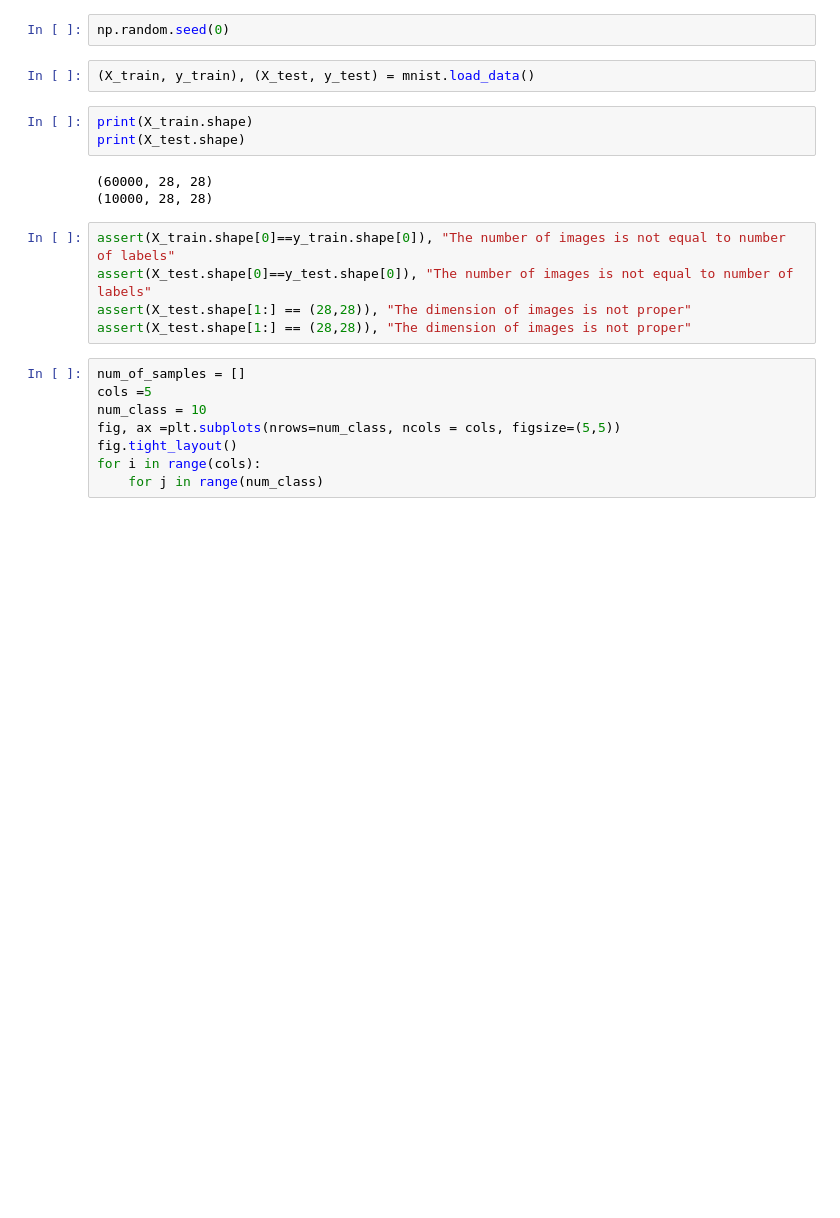
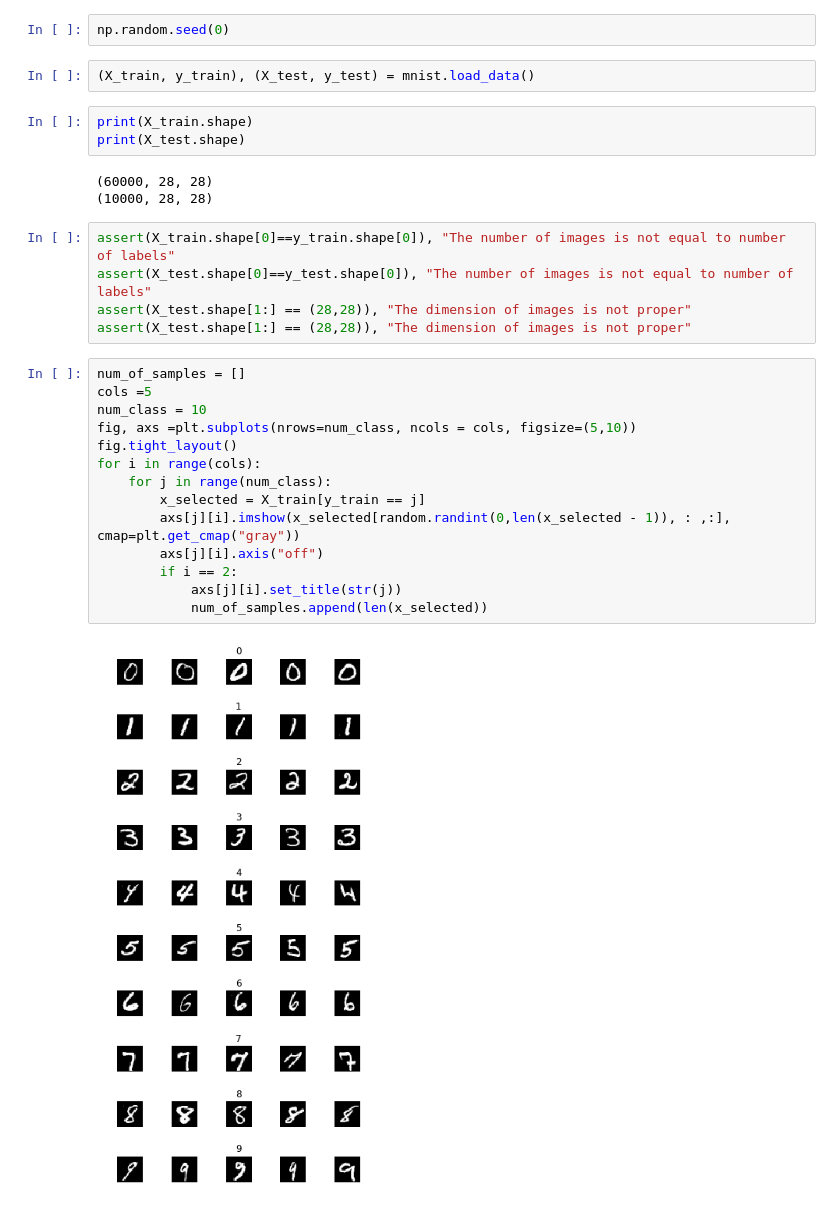
Before and after one commit to AvinashTiwari/Artifical-intelligence, a Jupyter notebook: Self_driving_Car/7_Mnist/Mnist.ipynb, the cells around one changed output. Saved outputs shown, nothing was run; the diff lists cells and outputs as text; blank space fills up the shorter version.

```diff
--- a/Self_driving_Car/7_Mnist/Mnist.ipynb
+++ b/Self_driving_Car/7_Mnist/Mnist.ipynb
@@ -26,8 +28,16 @@ assert(X_test.shape[1:] == (28,28)), "The dimension of images is not proper"
 # %%
 num_of_samples = []
 cols =5
 num_class = 10
-fig, ax =plt.subplots(nrows=num_class, ncols = cols, figsize=(5,5))
+fig, axs =plt.subplots(nrows=num_class, ncols = cols, figsize=(5,10))
 fig.tight_layout()
 for i in range(cols):
-    for j in range(num_class)
+    for j in range(num_class):
+        x_selected = X_train[y_train == j]
+        axs[j][i].imshow(x_selected[random.randint(0,len(x_selected - 1)), : ,:], cmap=plt.get_cmap("gray"))
+        axs[j][i].axis("off")
+        if i == 2:
+            axs[j][i].set_title(str(j))
+            num_of_samples.append(len(x_selected))
+# %% [output]
+[figure, added]
```
Also changed, not shown: parts of 5 cells of this notebook.
